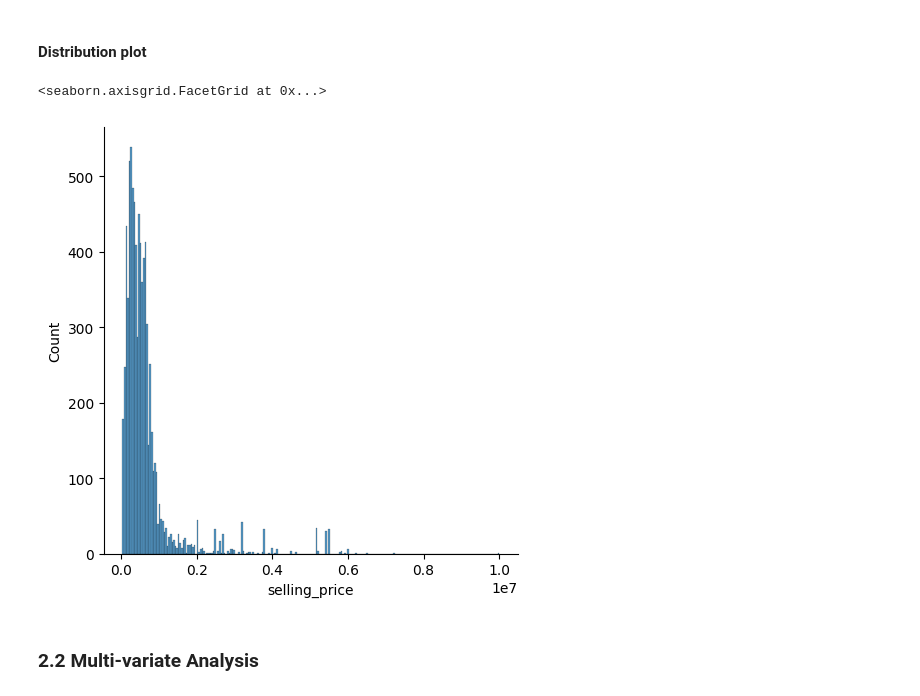
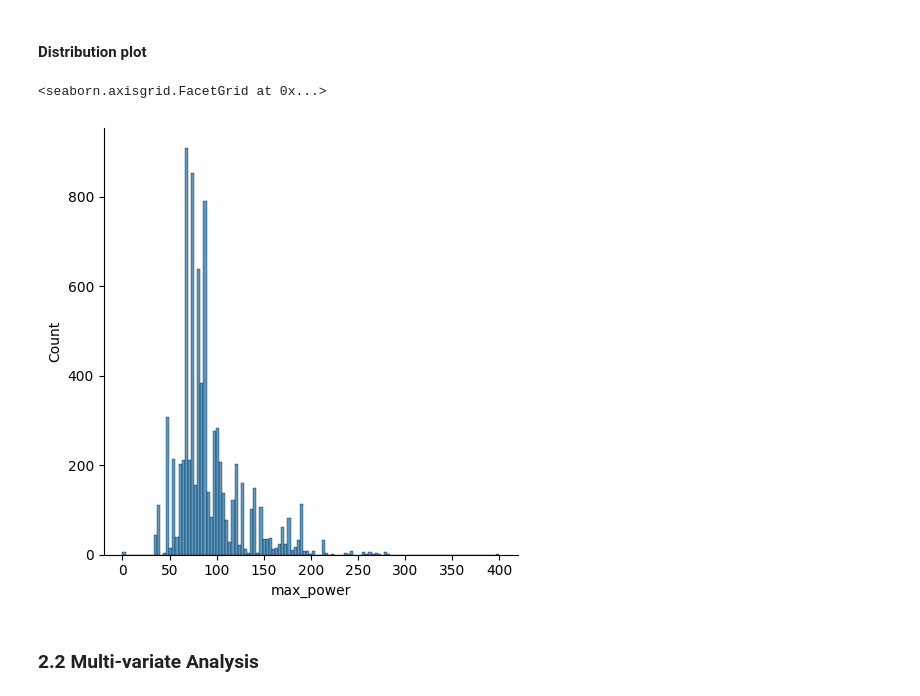
Before and after one commit to puskr99/car-price-prediction-ML, a Jupyter notebook: code/car-price-prediction.ipynb, the cells around one changed output. Saved outputs shown, nothing was run; the diff lists cells and outputs as text; code cells hidden in the pictures.

```diff
--- a/code/car-price-prediction.ipynb
+++ b/code/car-price-prediction.ipynb
@@ -258,10 +258,10 @@ plt.show()
 #### Distribution plot
 # %%
 # gives us idea about the distribution of data
-sns.displot(data = df, x = 'selling_price')
+sns.displot(data = df, x = 'max_power')
 # %% [output]
 <seaborn.axisgrid.FacetGrid at 0x...>
-[figure, old version]
+[figure, new version]
 # %% [markdown]
 ### 2.2 Multi-variate Analysis
 # %% [markdown]
```
Also changed, not shown: parts of 22 cells of this notebook, 1 other file.
